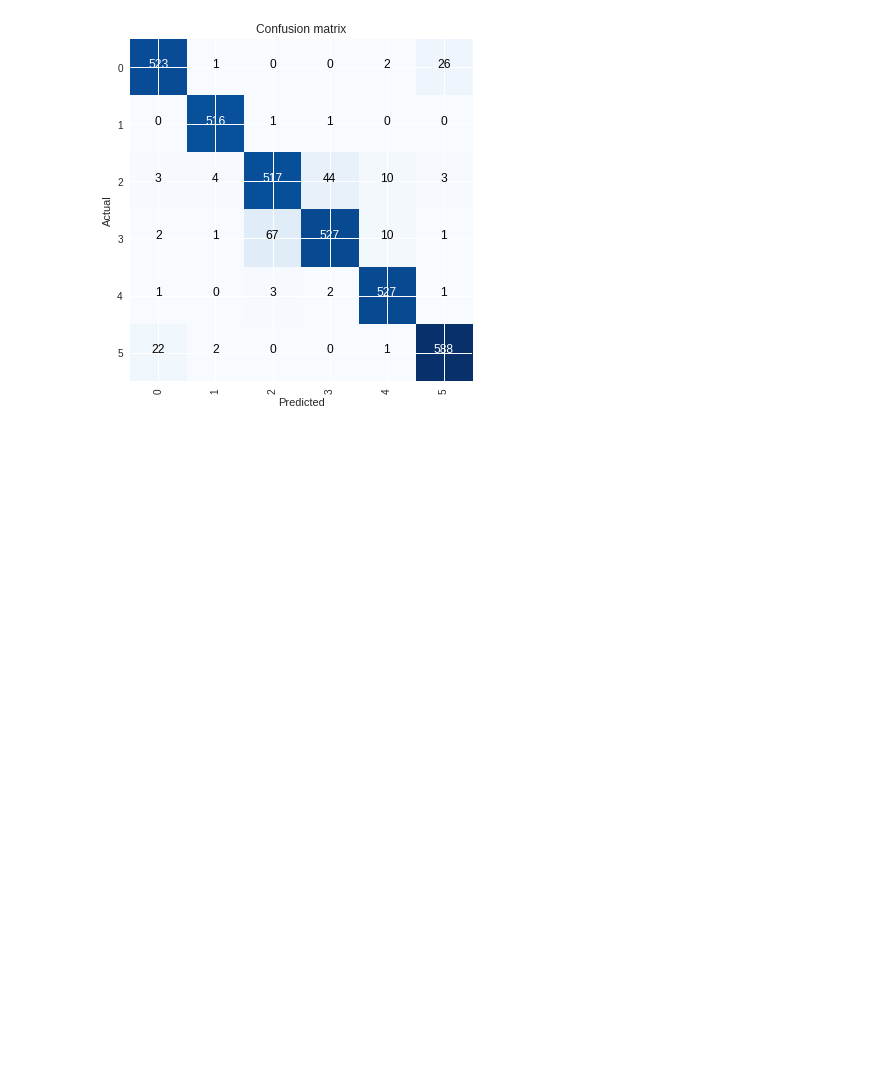
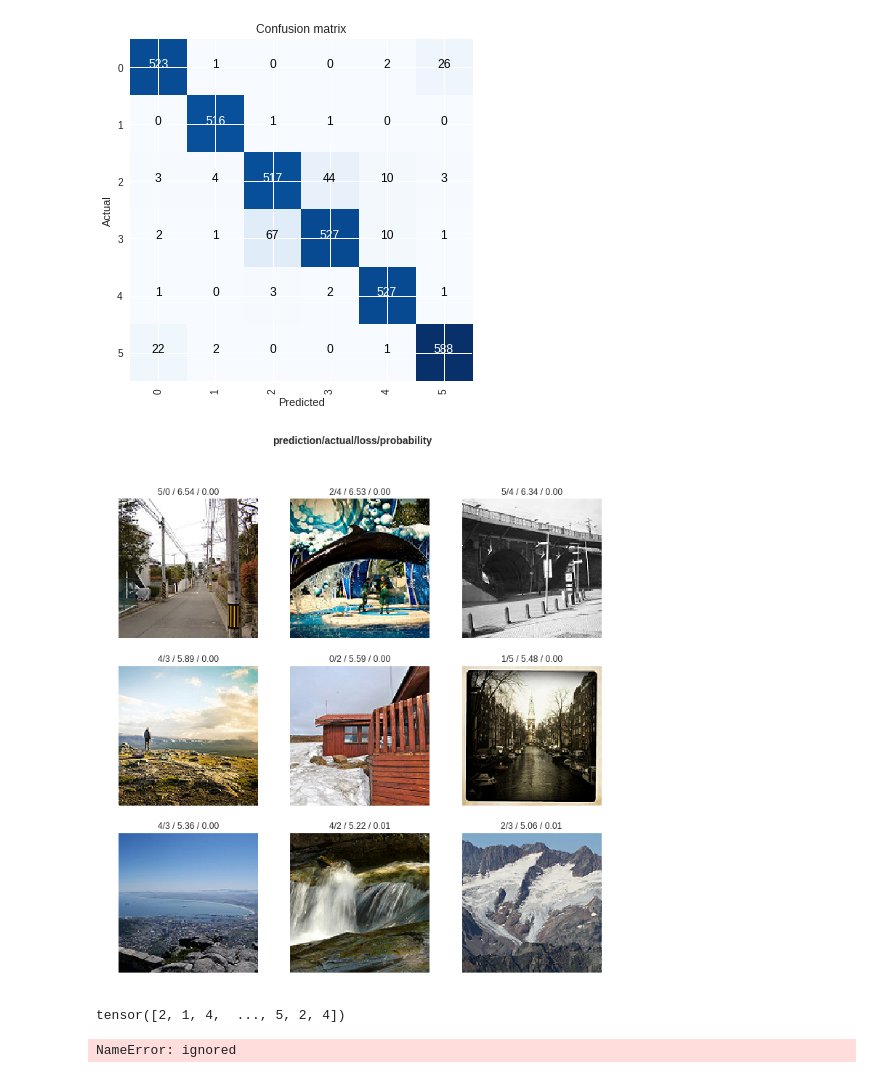
Before and after one commit to arkothiwala/deep-learning, a Jupyter notebook: AV_Intel.ipynb, the cells around one changed output. Saved outputs shown, nothing was run; the diff lists cells and outputs as text; code cells hidden in the pictures; blank space fills up the shorter version.

```diff
--- a/AV_Intel.ipynb
+++ b/AV_Intel.ipynb
@@ -76,3 +101,15 @@ interp = ClassificationInterpretation.from_learner(learn)
 interp.plot_confusion_matrix()
 # %% [output]
 [figure]
+# %%
+interp.plot_top_losses(9)
+# %% [output]
+[figure, added]
+# %%
+interp.y_true
+# %% [output]
+tensor([2, 1, 4,  ..., 5, 2, 4])
+# %%
+show_doc(ImageDataBunch.from_csv)
+# %% [output]
+NameError: ignored
```
Also changed, not shown: parts of 2 cells of this notebook.
